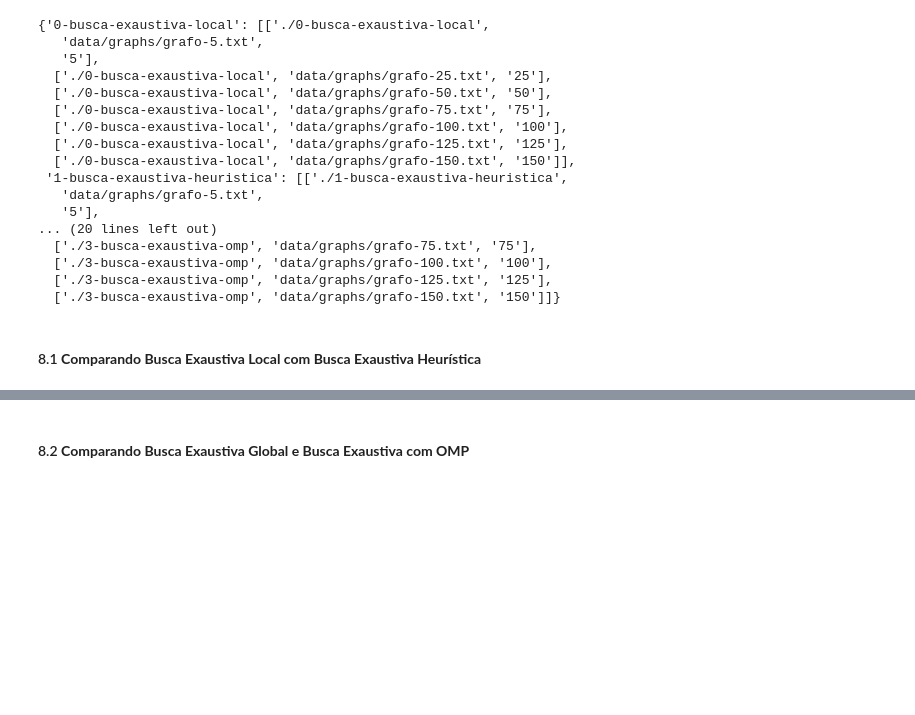
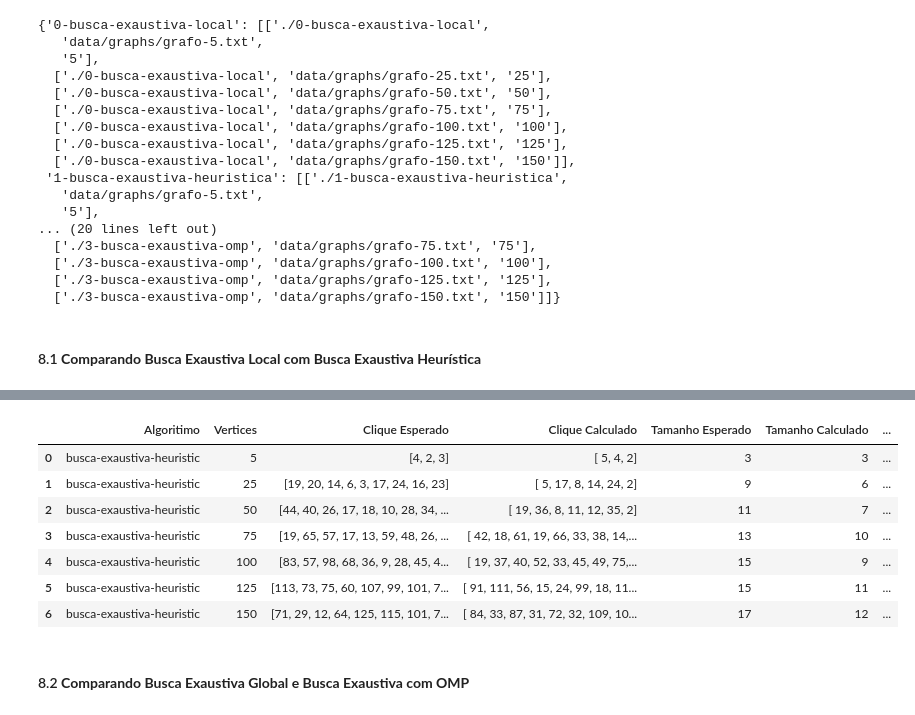
Before and after one commit to leticiacb1/Find-MaximumClique-Graph, a Jupyter notebook: relatorio_projeto.ipynb, the cells around one changed output, grey strips where cells are left out. Drawn from its saved outputs; the diff is of its cells as text; code cells hidden in the pictures; blank space fills up the shorter version.

```diff
--- a/relatorio_projeto.ipynb
+++ b/relatorio_projeto.ipynb
@@ -1088,0 +989,21 @@ df
+# %%
+#   --------------------------------------------
+#   -------- Busca Exaustiva Heuristica --------
+#   --------------------------------------------
+from src.python.utils.gera_estatisticas import gera_estatisticas
+
+arquivo_csv = 'data/stats_busca-exaustiva-heuristic.csv'
+algoritimo = 'busca-exaustiva-heuristic'
+lista_commandos = dic_comandos['1-busca-exaustiva-heuristica']
+
+df_exaustiva_heuristica = gera_estatisticas(algoritimo, lista_de_vertices, lista_commandos, arquivo_csv, debug = False)
+df_exaustiva_heuristica
+# %% [output]
+|  | Algoritimo | Vertices | Clique Esperado | Clique Calculado | Tamanho Esperado | Tamanho Calculado | ... |
+| 0 | busca-exaustiva-heuristic | 5 | [4, 2, 3] | [ 5, 4, 2] | 3 | 3 | ... |
+| 1 | busca-exaustiva-heuristic | 25 | [19, 20, 14, 6, 3, 17, 24, 16, 23] | [ 5, 17, 8, 14, 24, 2] | 9 | 6 | ... |
+| 2 | busca-exaustiva-heuristic | 50 | [44, 40, 26, 17, 18, 10, 28, 34, ... | [ 19, 36, 8, 11, 12, 35, 2] | 11 | 7 | ... |
+| 3 | busca-exaustiva-heuristic | 75 | [19, 65, 57, 17, 13, 59, 48, 26, ... | [ 42, 18, 61, 19, 66, 33, 38, 14,... | 13 | 10 | ... |
+| 4 | busca-exaustiva-heuristic | 100 | [83, 57, 98, 68, 36, 9, 28, 45, 4... | [ 19, 37, 40, 52, 33, 45, 49, 75,... | 15 | 9 | ... |
+| 5 | busca-exaustiva-heuristic | 125 | [113, 73, 75, 60, 107, 99, 101, 7... | [ 91, 111, 56, 15, 24, 99, 18, 11... | 15 | 11 | ... |
+| 6 | busca-exaustiva-heuristic | 150 | [71, 29, 12, 64, 125, 115, 101, 7... | [ 84, 33, 87, 31, 72, 32, 109, 10... | 17 | 12 | ... |
```
Also changed, not shown: parts of 27 cells of this notebook, 1 other file.
